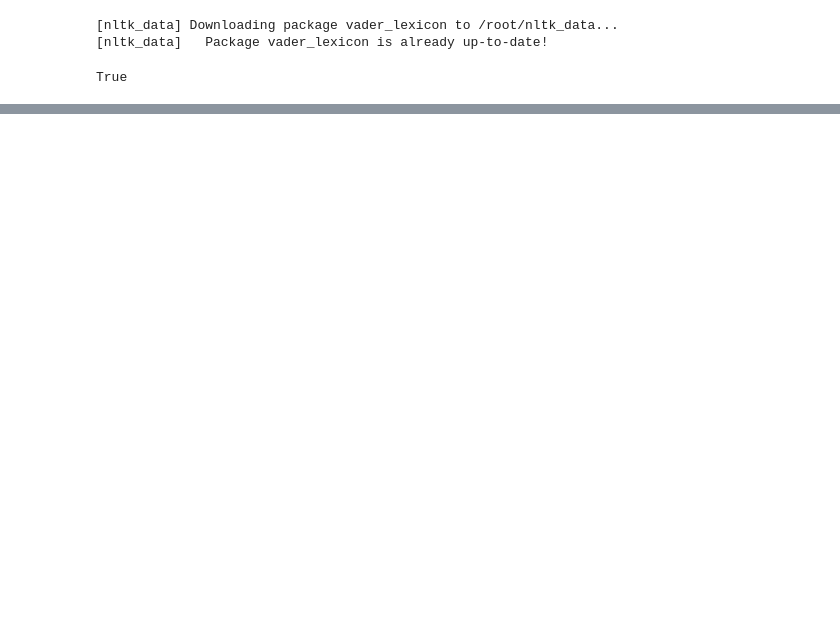
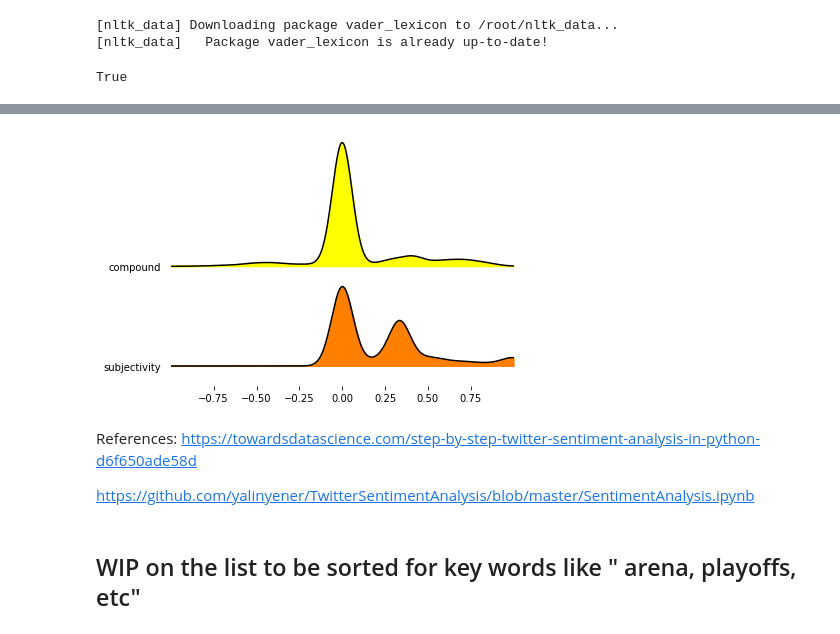
Before and after one commit to pranav-kaushal/NLP-Project-Sentiment-Analysis, a Jupyter notebook: Twitter_sentiment_analysis.ipynb, the cells around one changed output, grey strips where cells are left out. Drawn from its saved outputs; the diff is of its cells as text; code cells hidden in the pictures; blank space fills up the shorter version.

```diff
--- a/Twitter_sentiment_analysis.ipynb
+++ b/Twitter_sentiment_analysis.ipynb
@@ -214,0 +267,2 @@ https://github.com/yalinyener/TwitterSentimentAnalysis/blob/master/SentimentAnal
+# %%
+tweet_list = pd.DataFrame(list1)
@@ -214,0 +413,18 @@ https://github.com/yalinyener/TwitterSentimentAnalysis/blob/master/SentimentAnal
+# %%
+#!pip install joypy
+import joypy
+import pandas as pd
+from matplotlib import pyplot as plt
+from matplotlib import cm
+
+%matplotlib inline
+fig, axes = joypy.joyplot(tweet_list, column=['compound','subjectivity'], colormap=cm.autumn_r, x_range=[-1,0,1])
+# %% [output]
+[figure, added]
+# %% [markdown]
+References:
+https://towardsdatascience.com/step-by-step-twitter-sentiment-analysis-in-python-d6f650ade58d
+
+https://github.com/yalinyener/TwitterSentimentAnalysis/blob/master/SentimentAnalysis.ipynb
+# %% [markdown]
+## WIP on the list to be sorted for key words like " arena, playoffs, etc"
```
Also changed, not shown: parts of 51 cells of this notebook.
